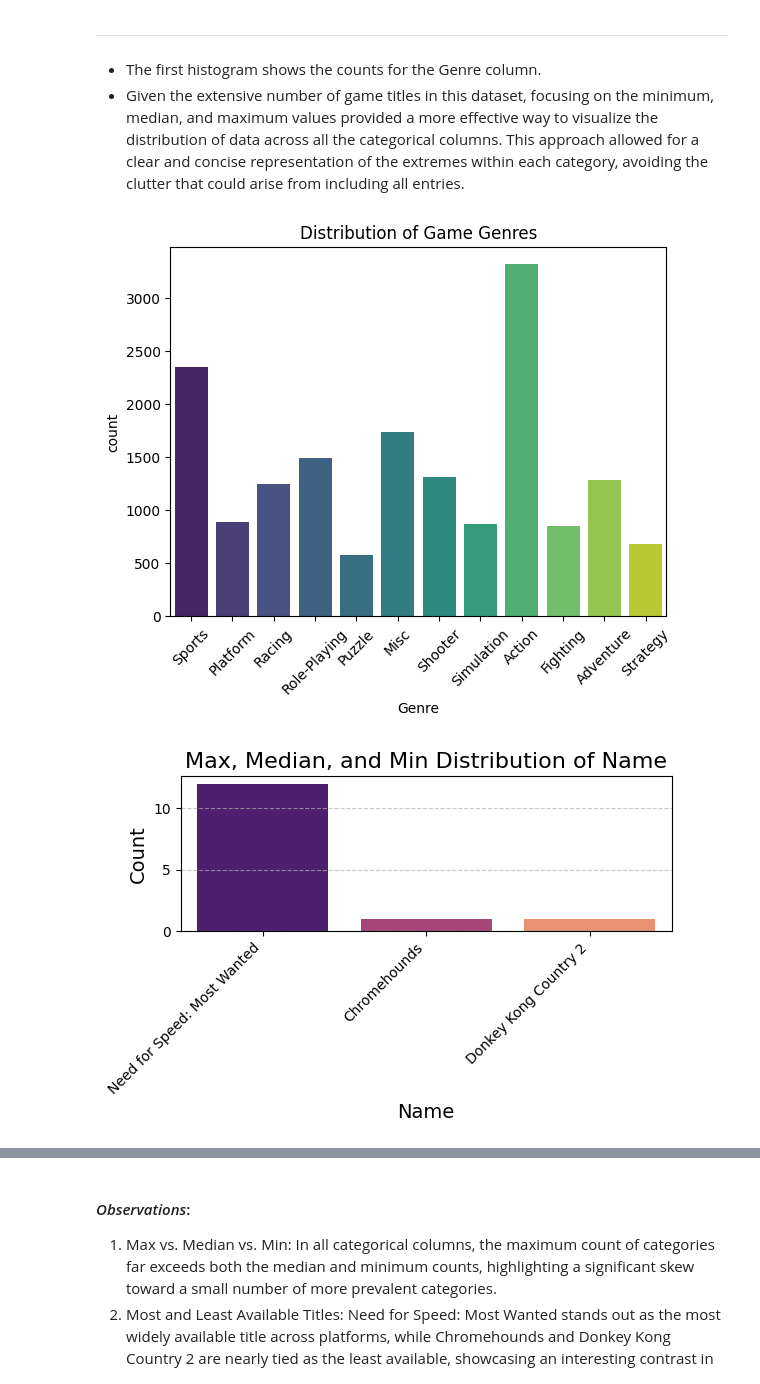
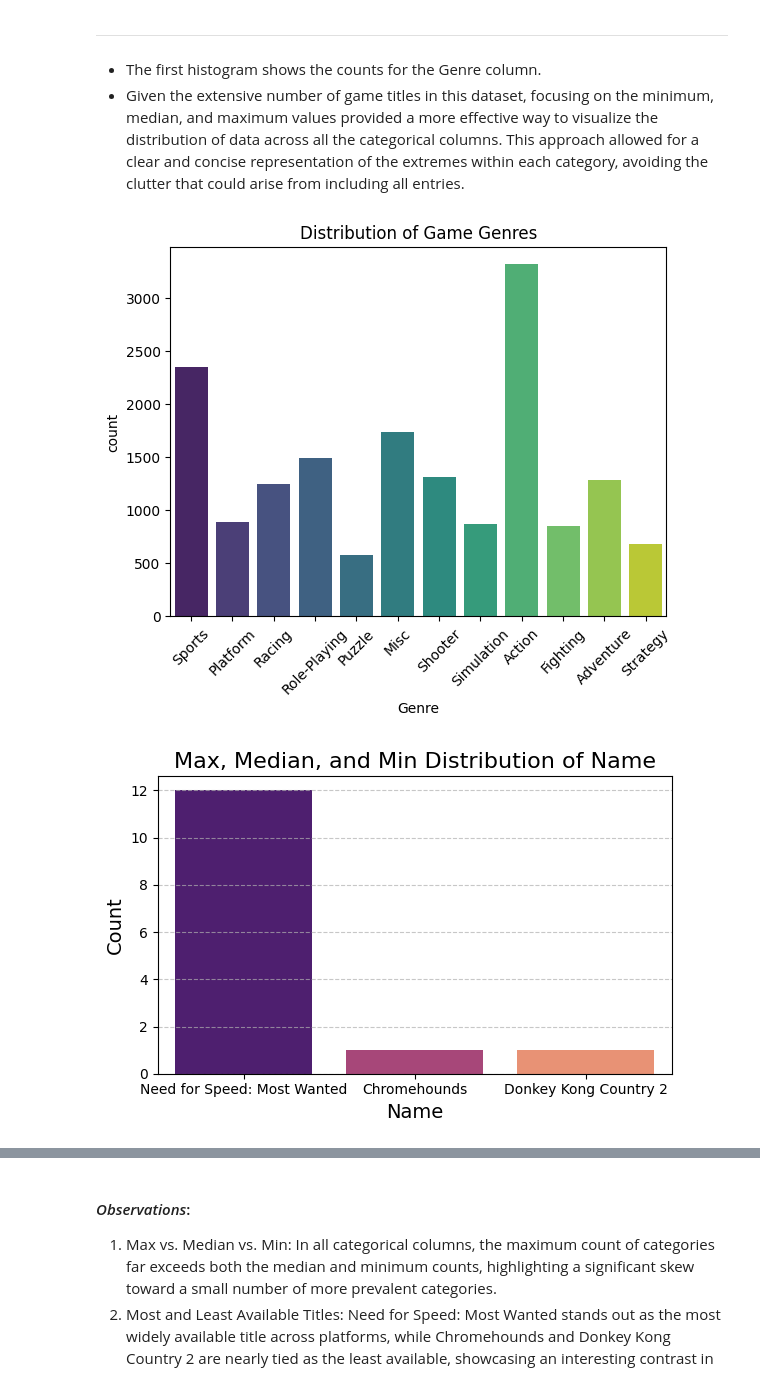
Before and after one commit to kjleopold/datafun-06-eda, a Jupyter notebook: kleopold_eda.ipynb, the cells around one changed output, grey strips where cells are left out. Drawn from its saved outputs; the diff is of its cells as text; code cells hidden in the pictures.

```diff
--- a/kleopold_eda.ipynb
+++ b/kleopold_eda.ipynb
@@ -175,32 +175,31 @@ for col in df.select_dtypes(include=['object', 'category']).columns:
     value_counts = df[col].value_counts()
 
     # Get the min, max, and median categories
     min_category, min_count = value_counts.idxmin(), value_counts.min()
     max_category, max_count = value_counts.idxmax(), value_counts.max()
     median_category, median_count = value_counts.index[len(value_counts) // 2], value_counts.iloc[len(value_counts) // 2]
 
     # Create a DataFrame with the max, median, and min values
     max_median_min_df = pd.DataFrame({
         'Category': [max_category, median_category, min_category],
         'Count': [max_count, median_count, min_count]
     })
 
     # Plot the max, median, and min counts in a single plot
     plt.figure(figsize=(6, 4))
     sns.barplot(x='Category', y='Count', data=max_median_min_df, hue='Category', palette="magma", legend=False)
 
     # Rotate x-axis labels and improve visibility
-    plt.xticks(rotation=45, ha='right')  # Rotate x-axis labels for better visibility
     plt.title(f'Max, Median, and Min Distribution of {col}', fontsize=16)
     plt.xlabel(col, fontsize=14)
     plt.ylabel('Count', fontsize=14)
 
     # Add grid for better readability
     plt.grid(axis='y', linestyle='--', alpha=0.7)
 
     # Show the plot for each categorical column
     plt.tight_layout()
     plt.show()
 # %% [output]
 [figure]
-[figure, old version]
+[figure, new version]
```
Also changed, not shown: parts of 1 cell of this notebook.
